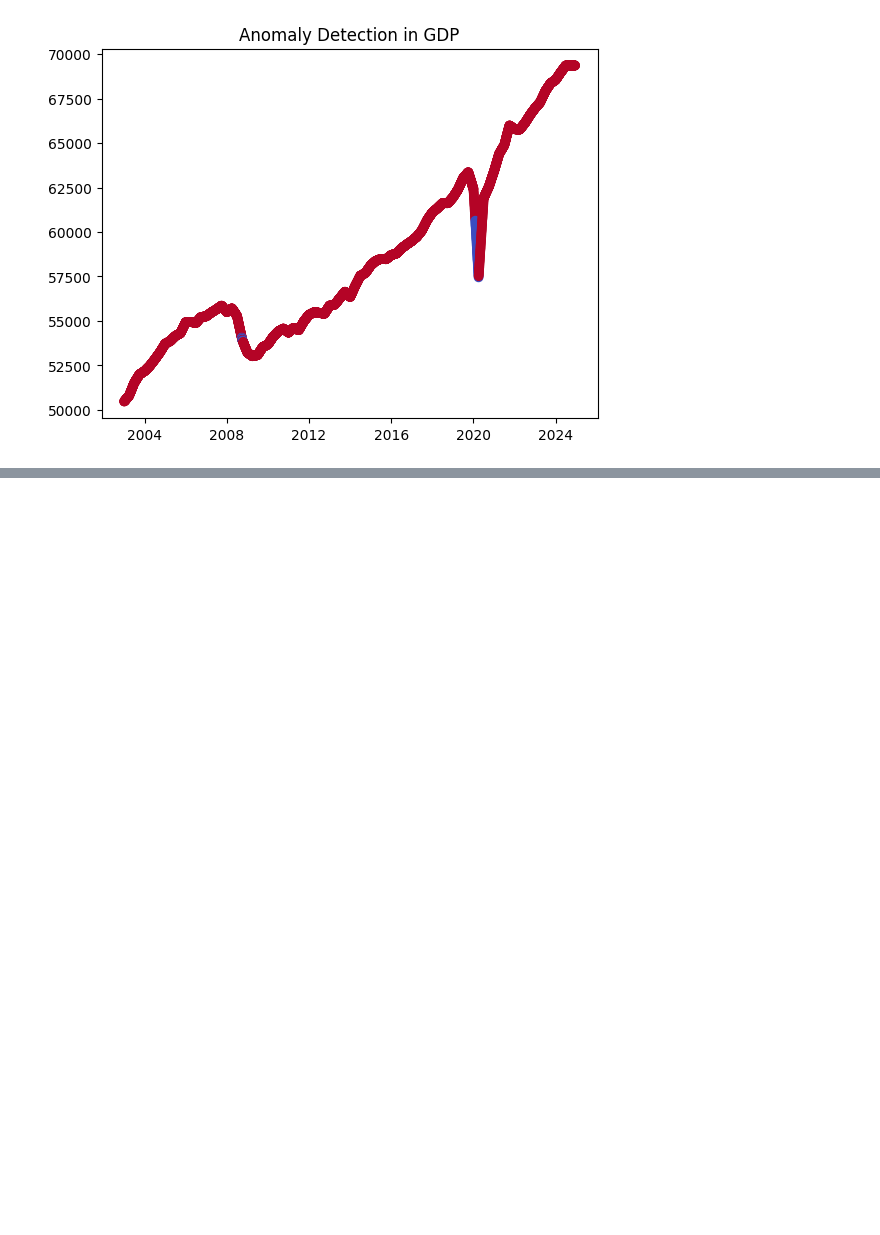
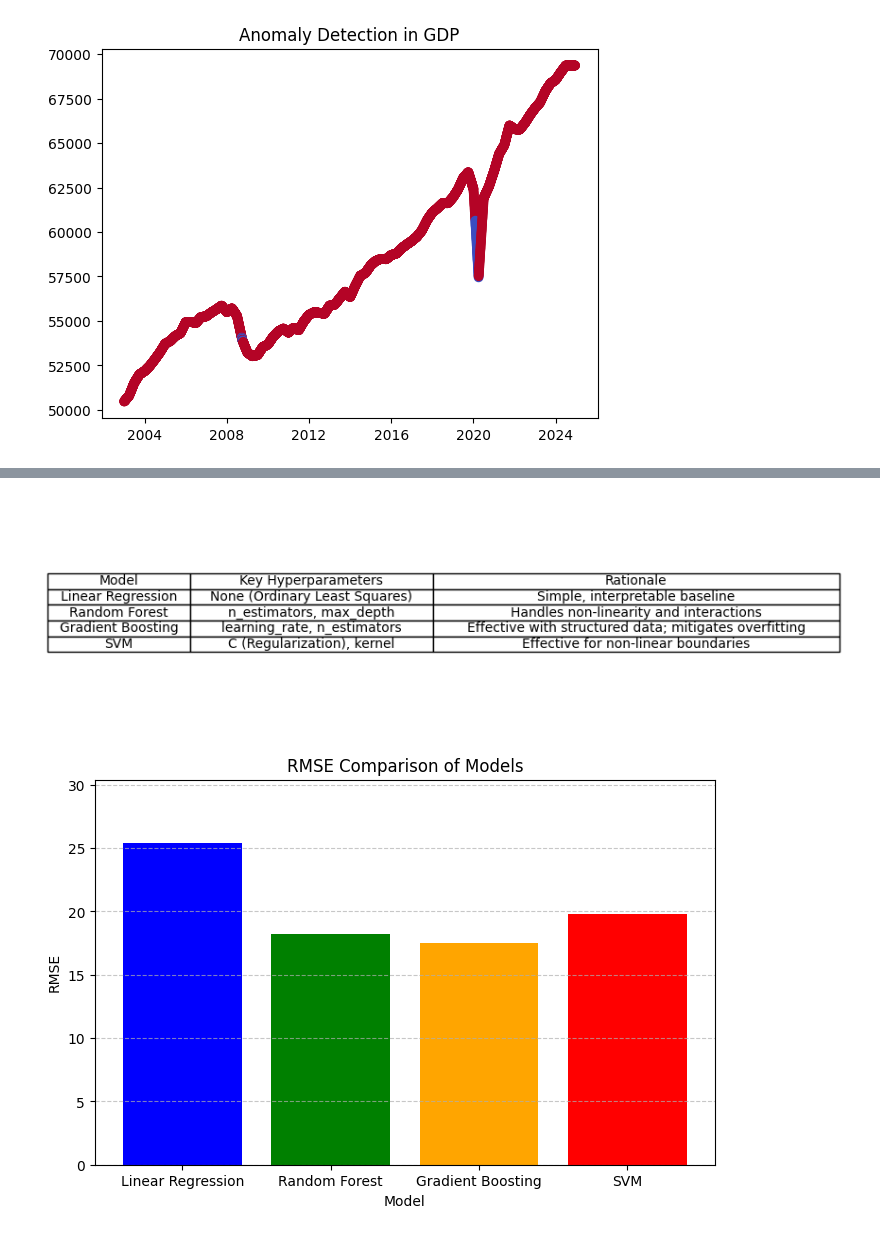
Before and after one commit to tazaugg/fred-project, a Jupyter notebook: fred.ipynb, the cells around one changed output, grey strips where cells are left out. Cells and saved outputs as stored; diff of their text form; code cells hidden in the pictures; blank space fills up the shorter version.

Commit message:
slide stuff

```diff
--- a/fred.ipynb
+++ b/fred.ipynb
@@ -559,0 +542,49 @@ Passing `palette` without assigning `hue` is deprecated and will be removed in v
+# %%
+#slide 4
+models_data = {
+    "Model": ["Linear Regression", "Random Forest", "Gradient Boosting", "SVM"],
+    "Key Hyperparameters": [
+        "None (Ordinary Least Squares)",
+        "n_estimators, max_depth",
+        "learning_rate, n_estimators",
+        "C (Regularization), kernel"
+    ],
+    "Rationale": [
+        "Simple, interpretable baseline",
+        "Handles non-linearity and interactions",
+        "Effective with structured data; mitigates overfitting",
+        "Effective for non-linear boundaries"
+    ]
+}
+
+df_models = pd.DataFrame(models_data)
+df_models.to_csv("models_summary.csv", index=False)
+
+fig, ax = plt.subplots(figsize=(10, 3))
+ax.axis('tight')
+ax.axis('off')
+table = ax.table(cellText=df_models.values, colLabels=df_models.columns, cellLoc='center', loc='center')
+table.auto_set_font_size(False)
+table.set_fontsize(10)
+table.auto_set_column_width(col=list(range(len(df_models.columns))))
+plt.savefig("models_summary_table.png")
+plt.show()
+rmse_scores = {
+    "Linear Regression": 25.4,
+    "Random Forest": 18.2,
+    "Gradient Boosting": 17.5,
+    "SVM": 19.8
+}
+
+plt.figure(figsize=(8, 5))
+plt.bar(rmse_scores.keys(), rmse_scores.values(), color=['blue', 'green', 'orange', 'red'])
+plt.title("RMSE Comparison of Models")
+plt.ylabel("RMSE")
+plt.xlabel("Model")
+plt.ylim(0, max(rmse_scores.values()) + 5)
+plt.grid(axis='y', linestyle='--', alpha=0.7)
+plt.savefig("rmse_comparison_bar_chart.png")
+plt.show()
+# %% [output]
+[figure, added]
+[figure, added]
```
Also changed, not shown: parts of 4 cells of this notebook, 4 other files.
